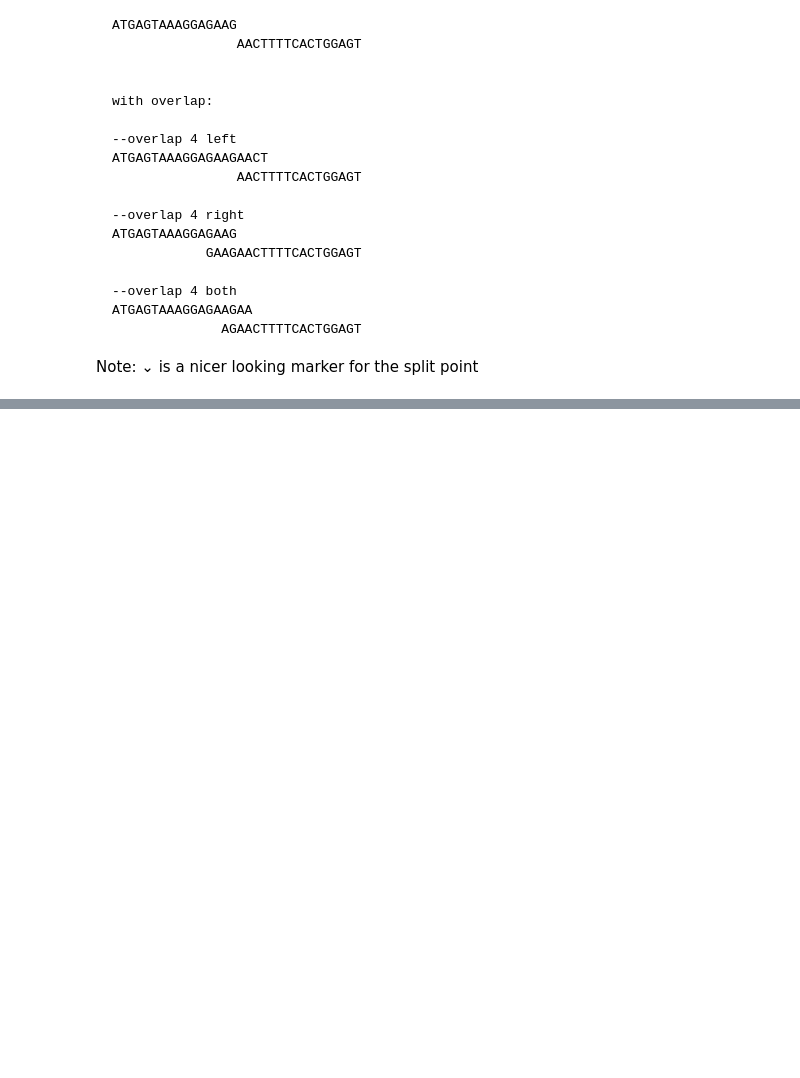
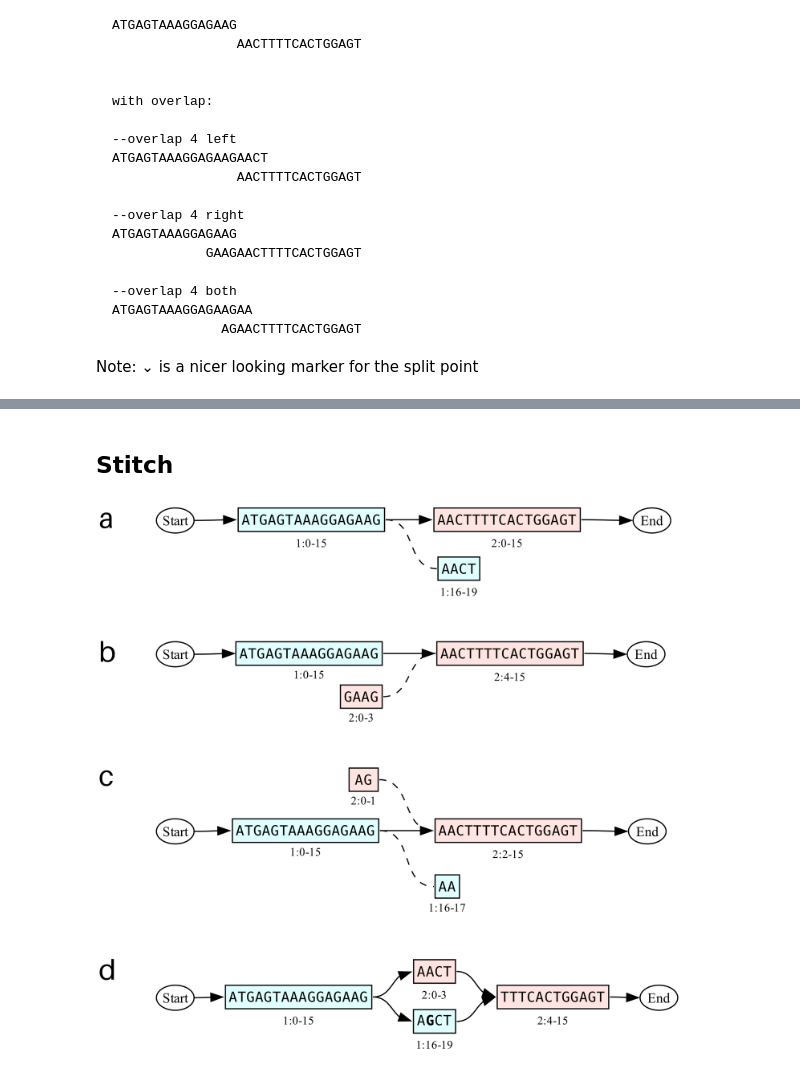
Before and after one commit to ginkgobioworks/gen, a Jupyter notebook: docs/figures/operators.ipynb, the cells around one changed output, grey strips where cells are left out. Drawn from its saved outputs; the diff is of its cells as text; code cells hidden in the pictures; blank space fills up the shorter version.

Commit message:
stitches

```diff
--- a/docs/figures/operators.ipynb
+++ b/docs/figures/operators.ipynb
@@ -394,0 +453,37 @@ G_left.render_block_graph('operators/stitch_left.dot', minimize=False)
+# %% [markdown]
+## Stitch
+# %%
+# Open the dot files with pygraphviz
+import pygraphviz as pgv
+
+panels = []
+
+# Left overlap
+G = pgv.AGraph('operators/stitch_left_custom.dot')
+G.layout(prog='dot')
+img = G.draw(prog='dot', format='png:cairo', args='-Gdpi=300')
+panels.append(img)
+
+# Right overlap
+G = pgv.AGraph('operators/stitch_right_custom.dot')
+G.layout(prog='dot')
+img = G.draw(prog='dot', format='png:cairo', args='-Gdpi=300')
+panels.append(img)
+
+# Both overlap
+G = pgv.AGraph('operators/stitch_both_custom.dot')
+G.graph_attr['ranksep'] = 0.35
+G.layout(prog='dot')
+img = G.draw(prog='dot', format='png:cairo', args='-Gdpi=300')
+panels.append(img)
+
+# Left overlap with mismatch and "--mismatch keep" option (vs. "--mismatch drop" or the default "--mismatch error")
+G = pgv.AGraph('operators/stitch_left_mismatch.dot')
+G.graph_attr['ranksep'] = 0.35
+G.layout(prog='dot')
+img = G.draw(prog='dot', format='png:cairo', args='-Gdpi=300')
+panels.append(img)
+
+combine_images(panels,'operators/stitches.png')
+# %% [output]
+[figure, added]
```
Also changed, not shown: parts of 8 cells of this notebook, 13 other files.
